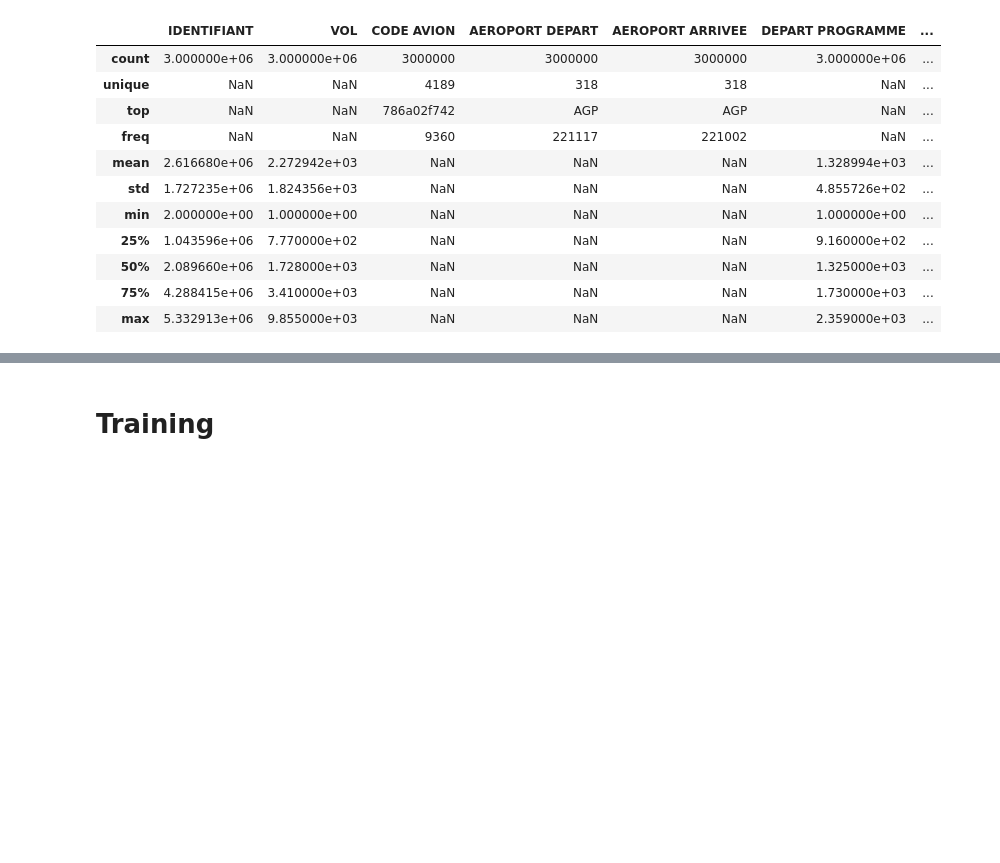
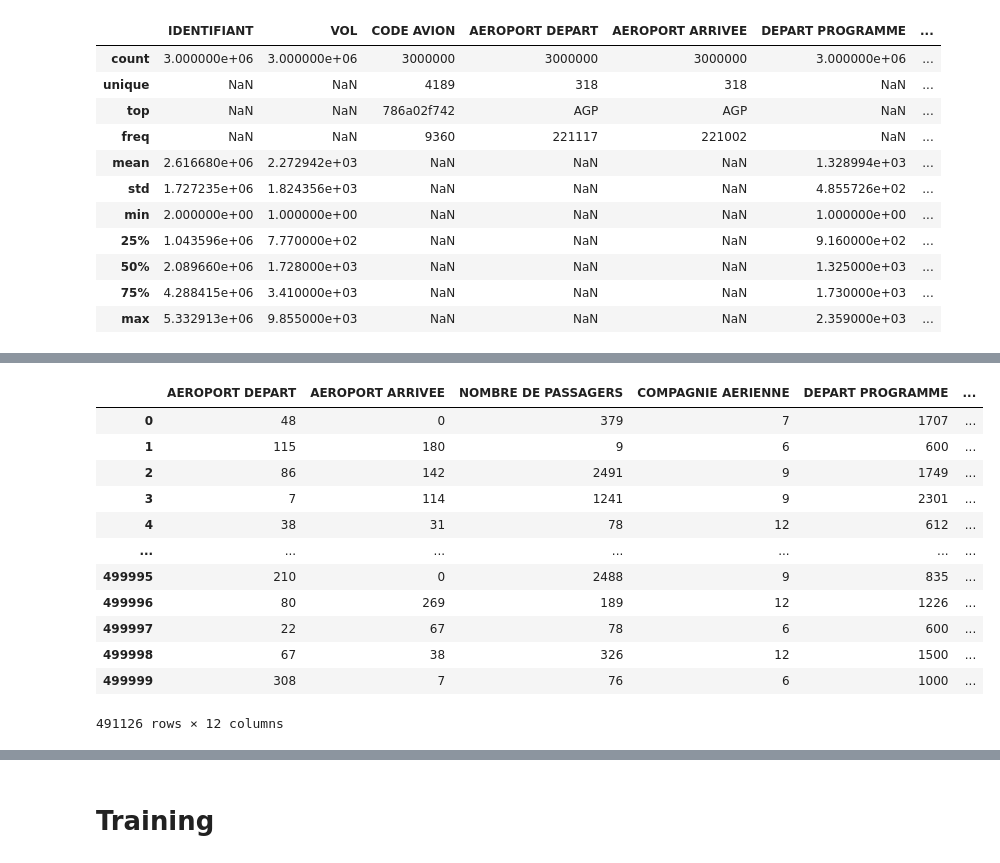
Before and after one commit to lachhebo/certif-politique, a Jupyter notebook: notebooks/001_ROFA_exploration.ipynb, the cells around one changed output, grey strips where cells are left out. Cells and saved outputs as stored; diff of their text form; code cells hidden in the pictures; blank space fills up the shorter version.

```diff
--- a/notebooks/001_ROFA_exploration.ipynb
+++ b/notebooks/001_ROFA_exploration.ipynb
@@ -225,0 +176,32 @@ X_train, X_test, y_train, y_test = train_test_split_80_20(X, y)
+# %%
+selected_columns = [
+    'AEROPORT DEPART',
+    'AEROPORT ARRIVEE',
+    'NOMBRE DE PASSAGERS',
+    'COMPAGNIE AERIENNE',
+    'DEPART PROGRAMME',
+    'TEMPS DE DEPLACEMENT A TERRE AU DECOLLAGE',
+    "TEMPS DE DEPLACEMENT A TERRE A L'ATTERRISSAGE",
+    'TEMPS PROGRAMME',
+    'DISTANCE',
+    'SEMAINE',
+    'MOIS',
+    'NOMBRE DECOLLAGE PAR AEROPORT PAR JOUR',
+    #'NOMBRE ATTERRISSAGE PAR AEROPORT PAR JOUR'
+]
+X_training = X[selected_columns]
+X_training
+# %% [output]
+|  | AEROPORT DEPART | AEROPORT ARRIVEE | NOMBRE DE PASSAGERS | COMPAGNIE AERIENNE | DEPART PROGRAMME | ... |
+| 0 | 48 | 0 | 379 | 7 | 1707 | ... |
+| 1 | 115 | 180 | 9 | 6 | 600 | ... |
+| 2 | 86 | 142 | 2491 | 9 | 1749 | ... |
+| 3 | 7 | 114 | 1241 | 9 | 2301 | ... |
+| 4 | 38 | 31 | 78 | 12 | 612 | ... |
+| ... | ... | ... | ... | ... | ... | ... |
+| 499995 | 210 | 0 | 2488 | 9 | 835 | ... |
+| 499996 | 80 | 269 | 189 | 12 | 1226 | ... |
+| 499997 | 22 | 67 | 78 | 6 | 600 | ... |
+| 499998 | 67 | 38 | 326 | 12 | 1500 | ... |
+| 499999 | 308 | 7 | 76 | 6 | 1000 | ... |
+491126 rows × 12 columns
```
Also changed, not shown: parts of 24 cells of this notebook, 6 other files.
